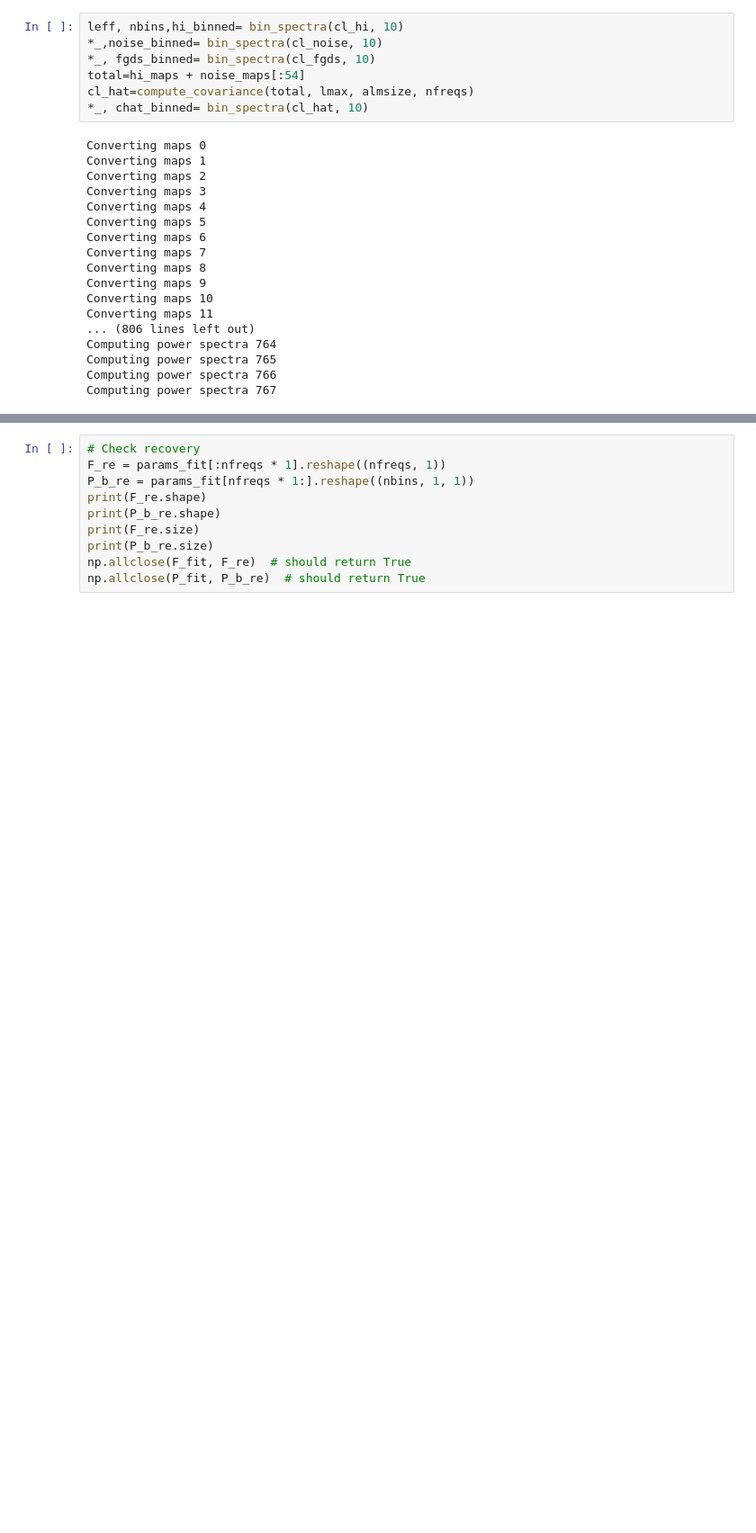
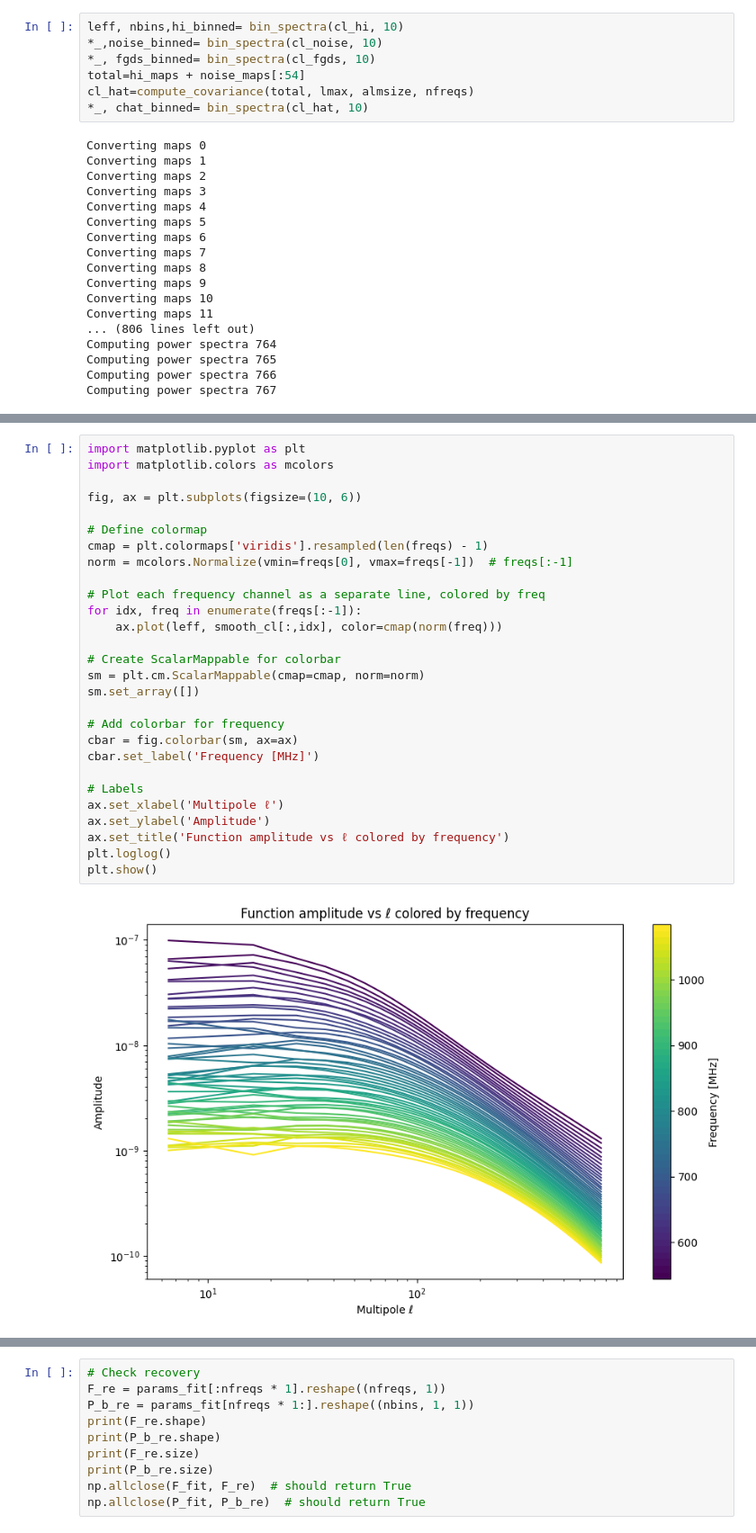
Before and after one commit to urwa99/MASS_Thesis, a Jupyter notebook: HI/parametric_model.ipynb, the cells around one changed output, grey strips where cells are left out. Shown at 90% size. Saved outputs shown, nothing was run; the diff lists cells and outputs as text; blank space fills up the shorter version.

```diff
--- a/HI/parametric_model.ipynb
+++ b/HI/parametric_model.ipynb
@@ -147,3 +164,33 @@ smooth_cl = 10**log_poly_model(log_ell, *popt)
+# %%
+import matplotlib.pyplot as plt
+import matplotlib.colors as mcolors
+
+fig, ax = plt.subplots(figsize=(10, 6))
+
+# Define colormap
+cmap = plt.colormaps['viridis'].resampled(len(freqs) - 1)
+norm = mcolors.Normalize(vmin=freqs[0], vmax=freqs[-1])  # freqs[:-1]
+
+# Plot each frequency channel as a separate line, colored by freq
+for idx, freq in enumerate(freqs[:-1]):
+    ax.plot(leff, smooth_cl[:,idx], color=cmap(norm(freq)))
+
+# Create ScalarMappable for colorbar
+sm = plt.cm.ScalarMappable(cmap=cmap, norm=norm)
+sm.set_array([])
+
+# Add colorbar for frequency
+cbar = fig.colorbar(sm, ax=ax)
+cbar.set_label('Frequency [MHz]')
+
+# Labels
+ax.set_xlabel('Multipole ℓ')
+ax.set_ylabel('Amplitude')
+ax.set_title('Function amplitude vs ℓ colored by frequency')
+plt.loglog()
+plt.show()
+# %% [output]
+[figure, added]
 # %%
 plt.plot(leff,smooth_cl, 'g.', label='Fitted model')
 plt.plot(leff,hi_binned[:,30,30], 'r--', label='Binned HI')
```
Also changed, not shown: parts of 8 cells of this notebook.
